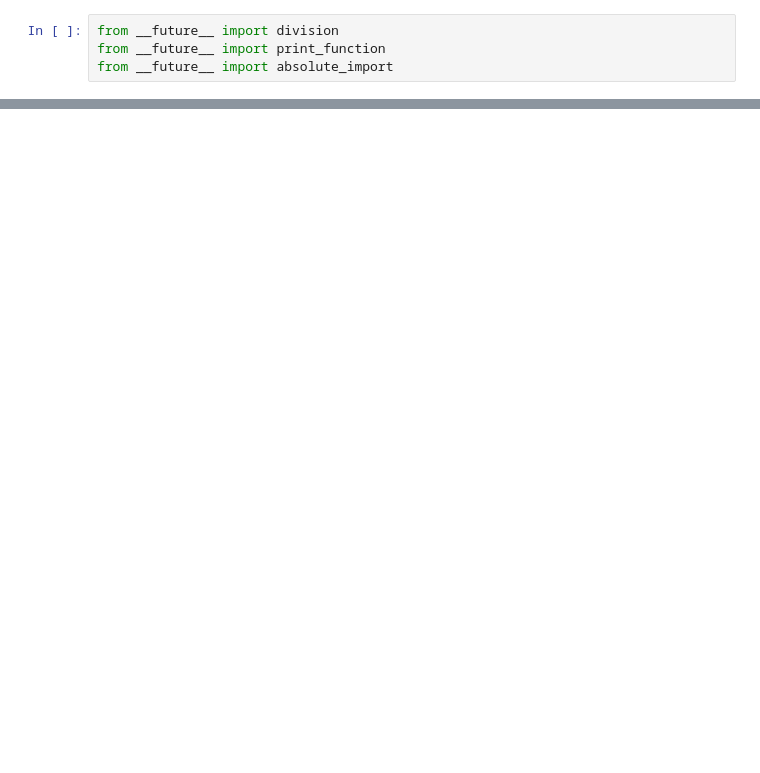
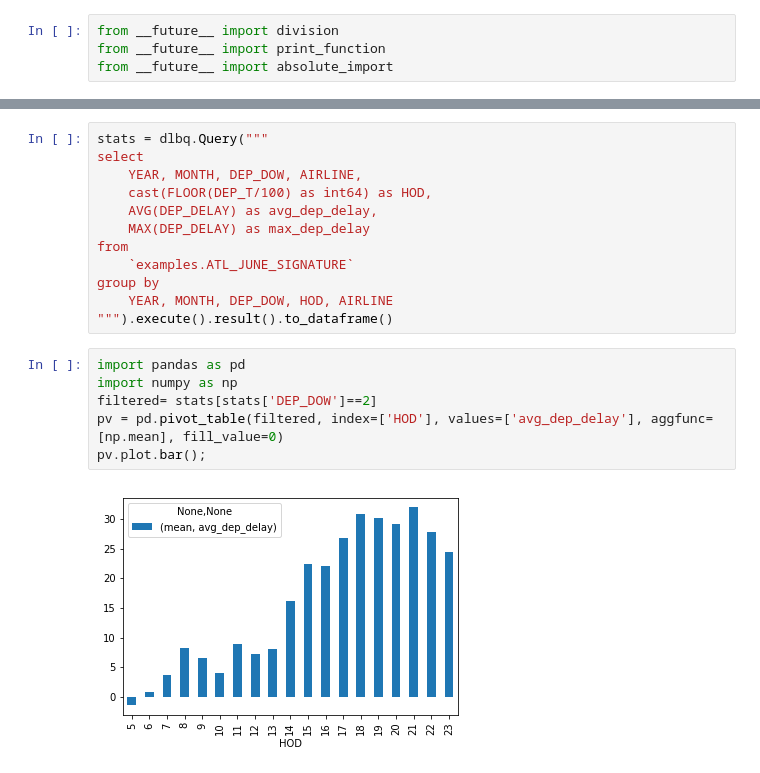
Before and after one commit to Project-Ellie/home-in-time, a Jupyter notebook: 00_Data_Exploration.ipynb, the cells around one changed output, grey strips where cells are left out. Saved outputs shown, nothing was run; the diff lists cells and outputs as text; blank space fills up the shorter version.

```diff
--- a/00_Data_Exploration.ipynb
+++ b/00_Data_Exploration.ipynb
@@ -41,0 +103,20 @@ order by dep_t
+# %%
+stats = dlbq.Query("""
+select
+    YEAR, MONTH, DEP_DOW, AIRLINE,
+    cast(FLOOR(DEP_T/100) as int64) as HOD,
+    AVG(DEP_DELAY) as avg_dep_delay,
+    MAX(DEP_DELAY) as max_dep_delay
+from
+    `examples.ATL_JUNE_SIGNATURE`
+group by
+    YEAR, MONTH, DEP_DOW, HOD, AIRLINE
+""").execute().result().to_dataframe()
+# %%
+import pandas as pd
+import numpy as np
+filtered= stats[stats['DEP_DOW']==2]
+pv = pd.pivot_table(filtered, index=['HOD'], values=['avg_dep_delay'], aggfunc=[np.mean], fill_value=0)
+pv.plot.bar();
+# %% [output]
+[figure, added]
```
Also changed, not shown: parts of 21 cells of this notebook, 7 other files.
